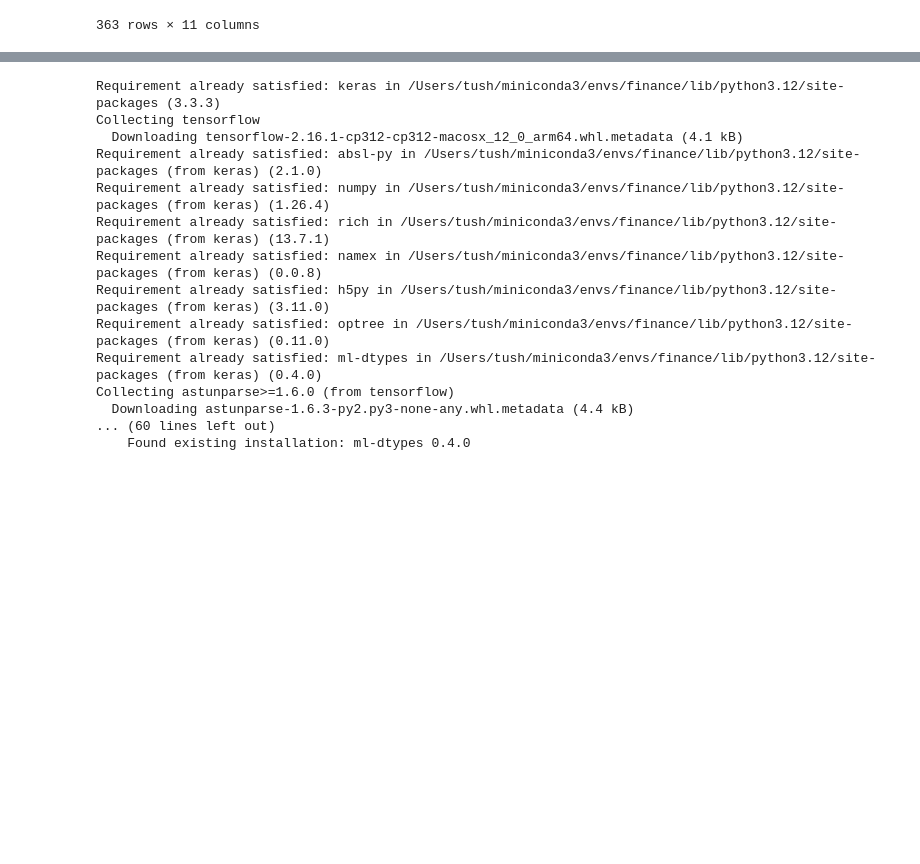
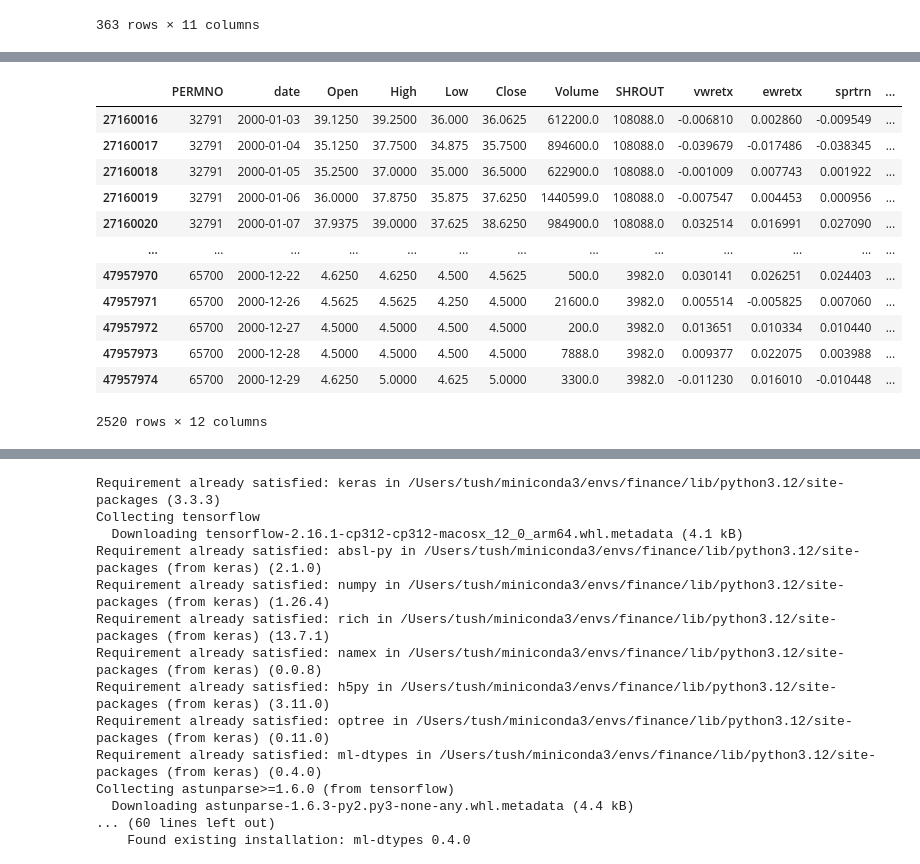
Before and after one commit to tushar2407/MGTF430, a Jupyter notebook: constantq.ipynb, the cells around one changed output, grey strips where cells are left out. Cells and saved outputs as stored; diff of their text form; code cells hidden in the pictures; blank space fills up the shorter version.

```diff
--- a/constantq.ipynb
+++ b/constantq.ipynb
@@ -42,3 +42,6 @@ df[df['PERMNO']==10000]
 | 362 | 10000 | 1987-06-11 | NaN | 0.250 | 0.1875 | 0.21875 | 500.0 | 3893.0 | 0.003427 | 0.002650 | 0.004236 |
 | 363 | 10000 | 1987-06-12 | NaN | NaN | NaN | NaN | NaN | NaN | 0.008518 | 0.003921 | 0.009674 |
 363 rows × 11 columns
+# %%
+from datetime import datetime
+df['date']=df['date'].apply(lambda x: datetime.strptime(x, "%Y-%m-%d"))
@@ -45 +52,31 @@ df[df['PERMNO']==10000]
+# %%
+# Function: Generate CQT data for each stock
+def create_cqt_df(stock_df, n_bins=20):
+    stock_returns = stock_df['vwretx'].values
+
+    # Data preprocessing: Ensure all values are finite
+    stock_returns = np.nan_to_num(stock_returns, nan=0.0, posinf=0.0, neginf=0.0)
+
+    sr = 1
+    fmin = 0.01  # Minimum frequency
+    hop_length = 1
+    cqt_result = librosa.cqt(stock_returns, n_bins=n_bins, sr=sr, hop_length=hop_length, fmin=fmin)
+    cqt_result_db = librosa.amplitude_to_db(np.abs(cqt_result), ref=np.mean)
+
+    cqt_df = pd.DataFrame(cqt_result_db.T, columns=[f'CQT_{i+1}' for i in range(cqt_result_db.shape[0])])
+    cqt_df = cqt_df.loc[:len(stock_df)-1, :]  # Ensure the length matches the original data
+    cqt = pd.concat([stock_df['date'], cqt_df], axis=1)
+    return cqt
+
+# Function: Create rolling windows and retain date indices
+def create_rolling_windows_with_dates(data, cqt_window_size, date_to_index):
+    windows = []
+    date_indices = []
+    for i in range(len(data) - cqt_window_size + 1):
+        window = data.iloc[i:i + cqt_window_size, 1:].values  # Exclude the date column, keep only CQT data
+        windows.append(window)
+        start_date = data.iloc[i]['date']
+        if start_date in date_to_index:
+            date_indices.append(date_to_index[start_date])
+    return np.array(windows), date_indices
 # %%
@@ -121,0 +138,22 @@ final_4d_array.shape
+# %%
+start_date = datetime.strptime("2000-01-01", "%Y-%m-%d")
+end_date = datetime.strptime("2001-01-01", "%Y-%m-%d")
+# %%
+import numpy as np
+final_4d_array, df_sub, stock_codes = get_pre_processed_data(df, start_date, end_date)
+# %%
+df_sub
+# %% [output]
+|  | PERMNO | date | Open | High | Low | Close | Volume | SHROUT | vwretx | ewretx | sprtrn | ... |
+| 27160016 | 32791 | 2000-01-03 | 39.1250 | 39.2500 | 36.000 | 36.0625 | 612200.0 | 108088.0 | -0.006810 | 0.002860 | -0.009549 | ... |
+| 27160017 | 32791 | 2000-01-04 | 35.1250 | 37.7500 | 34.875 | 35.7500 | 894600.0 | 108088.0 | -0.039679 | -0.017486 | -0.038345 | ... |
+| 27160018 | 32791 | 2000-01-05 | 35.2500 | 37.0000 | 35.000 | 36.5000 | 622900.0 | 108088.0 | -0.001009 | 0.007743 | 0.001922 | ... |
+| 27160019 | 32791 | 2000-01-06 | 36.0000 | 37.8750 | 35.875 | 37.6250 | 1440599.0 | 108088.0 | -0.007547 | 0.004453 | 0.000956 | ... |
+| 27160020 | 32791 | 2000-01-07 | 37.9375 | 39.0000 | 37.625 | 38.6250 | 984900.0 | 108088.0 | 0.032514 | 0.016991 | 0.027090 | ... |
+| ... | ... | ... | ... | ... | ... | ... | ... | ... | ... | ... | ... | ... |
+| 47957970 | 65700 | 2000-12-22 | 4.6250 | 4.6250 | 4.500 | 4.5625 | 500.0 | 3982.0 | 0.030141 | 0.026251 | 0.024403 | ... |
+| 47957971 | 65700 | 2000-12-26 | 4.5625 | 4.5625 | 4.250 | 4.5000 | 21600.0 | 3982.0 | 0.005514 | -0.005825 | 0.007060 | ... |
+| 47957972 | 65700 | 2000-12-27 | 4.5000 | 4.5000 | 4.500 | 4.5000 | 200.0 | 3982.0 | 0.013651 | 0.010334 | 0.010440 | ... |
+| 47957973 | 65700 | 2000-12-28 | 4.5000 | 4.5000 | 4.500 | 4.5000 | 7888.0 | 3982.0 | 0.009377 | 0.022075 | 0.003988 | ... |
+| 47957974 | 65700 | 2000-12-29 | 4.6250 | 5.0000 | 4.625 | 5.0000 | 3300.0 | 3982.0 | -0.011230 | 0.016010 | -0.010448 | ... |
+2520 rows × 12 columns
```
Also changed, not shown: parts of 26 cells of this notebook.
